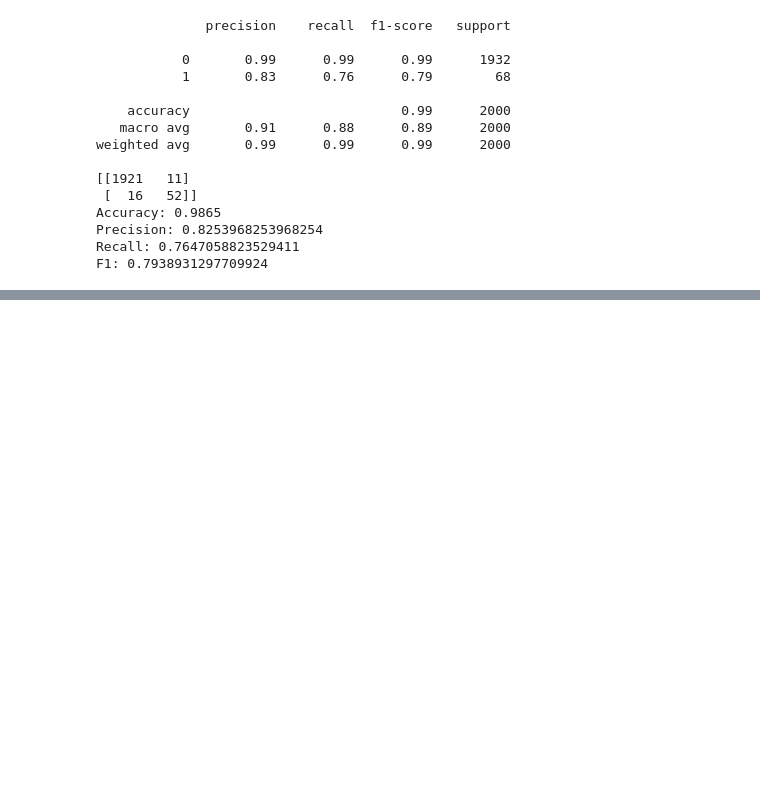
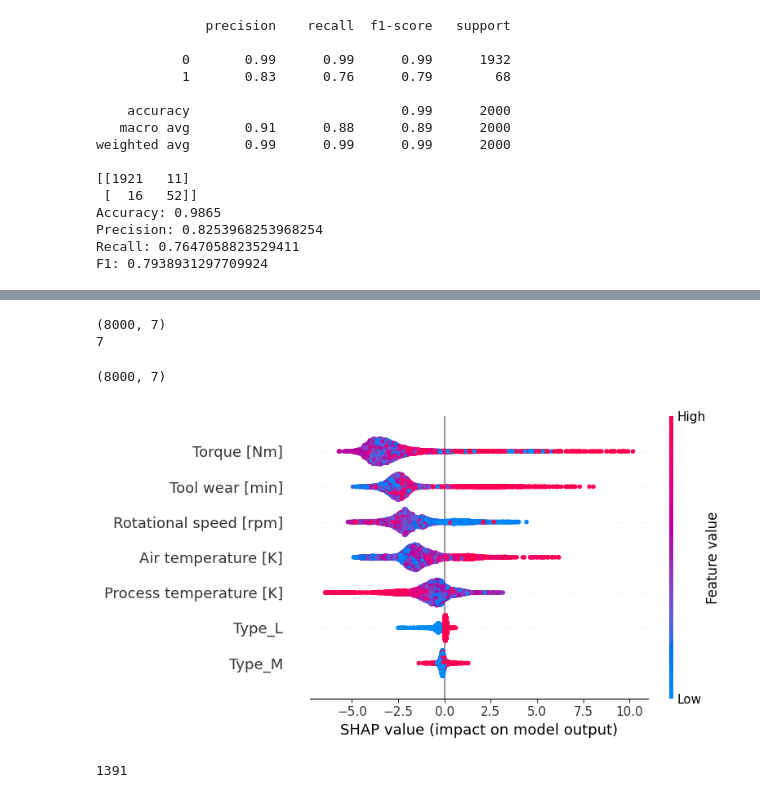
Before and after one commit to yashbhatt0508/Predictive-Maintainance, a Jupyter notebook: predictive_maintainance.ipynb, the cells around one changed output, grey strips where cells are left out. Cells and saved outputs as stored; diff of their text form; code cells hidden in the pictures; blank space fills up the shorter version.

```diff
--- a/predictive_maintainance.ipynb
+++ b/predictive_maintainance.ipynb
@@ -1205,0 +1443,42 @@ F1: 0.7938931297709924
+# %%
+feature_names = [
+    "Rotational speed [rpm]",
+    "Air temperature [K]",
+    "Process temperature [K]",
+    "Torque [Nm]",
+    "Tool wear [min]",
+    "Type_L",
+    "Type_M"
+]
+# %%
+X_train_transformed = best_xgb.named_steps["preprocessor"].transform(X_train)
+# %%
+print(X_train_transformed.shape)
+print(len(feature_names))
+# %% [output]
+(8000, 7)
+7
+# %%
+import shap
+xgb_model = best_xgb.named_steps["model"]
+
+explainer = shap.TreeExplainer(xgb_model)
+
+shap_values = explainer.shap_values(X_train_transformed)
+# %%
+print(shap_values.shape)
+# %% [output]
+(8000, 7)
+# %%
+shap.summary_plot(
+    shap_values,
+    X_train_transformed,
+    feature_names=feature_names
+)
+# %% [output]
+[figure, added]
+# %%
+sample_index = true_positives.index[0]
+print(sample_index)
+# %% [output]
+1391
```
Also changed, not shown: parts of 24 cells of this notebook.
